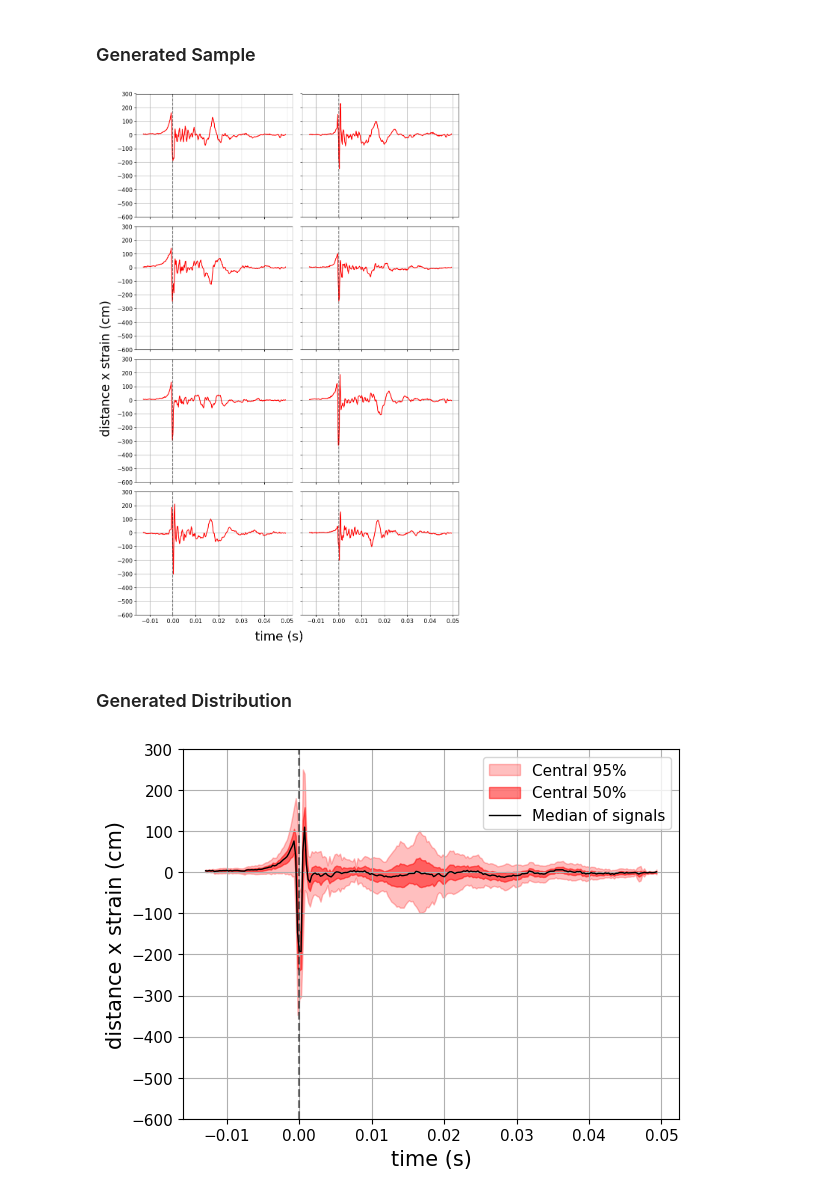
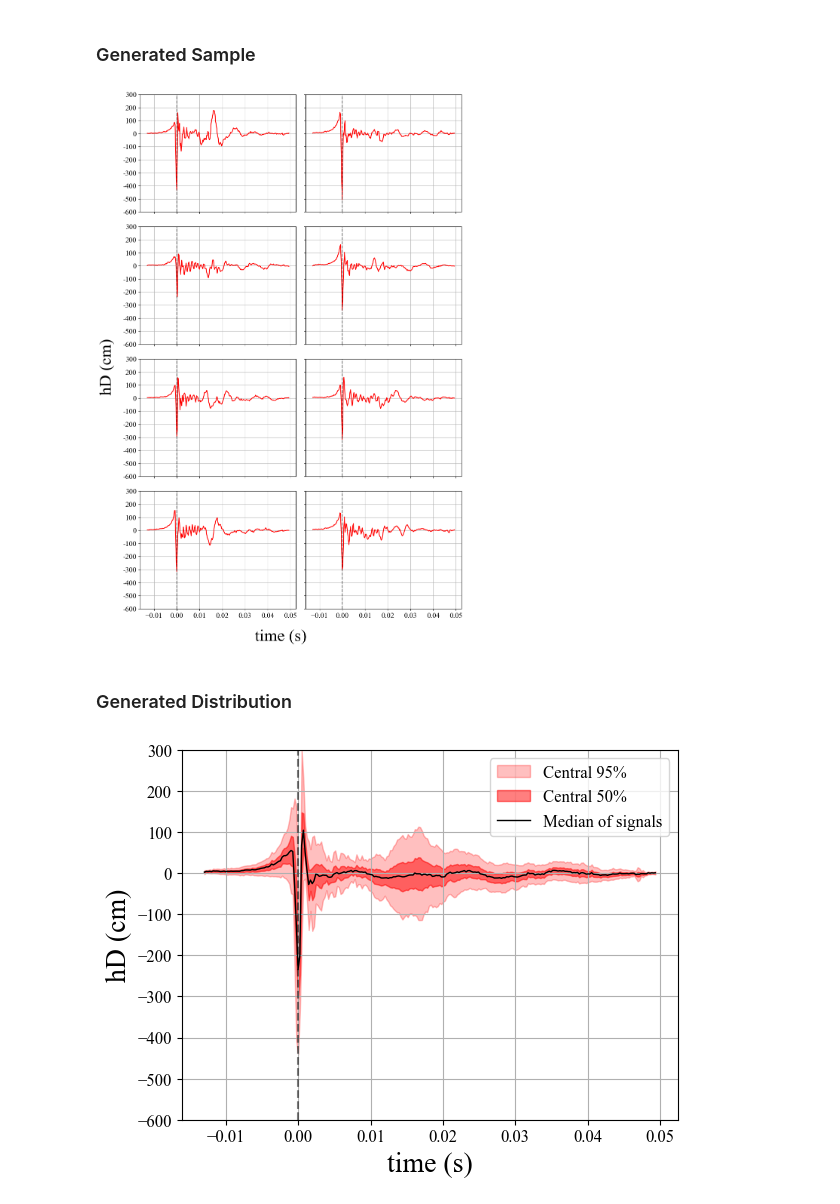
Before and after one commit to the-tarin/gw-generative-models, a Jupyter notebook: analysis/generated_signal_analysis.ipynb, the cells around one changed output. Saved outputs shown, nothing was run; the diff lists cells and outputs as text; code cells hidden in the pictures.

```diff
--- a/analysis/generated_signal_analysis.ipynb
+++ b/analysis/generated_signal_analysis.ipynb
@@ -35,10 +35,17 @@ import matplotlib.pyplot as plt
 import numpy as np
 
 # Set font size globally for all plots
-plt.rcParams.update({'font.size': 11})
+# plt.rcParams.update({'font.size': 11})
 
-random_index = np.random.randint(0, generated_signals_df.shape[1], 8)
-selected_signals = generated_signals_df.iloc[:, random_index]  # Assuming the first 64 columns are the signals
+plt.rcParams.update({
+    'font.size': 14,
+    'font.family': 'serif',
+    'font.serif': ['Times New Roman']
+})
+
+# random_index = np.random.randint(0, generated_signals_df.shape[1], 8)
+selected_signals_index = [16, 24, 33, 36, 54, 60, 61, 72]
+selected_signals = generated_signals_df.iloc[:, selected_signals_index]  # Assuming the first 64 columns are the signals
 
 num_rows = 4
 num_cols = 2
@@ -47,43 +54,51 @@ fig, axes = plt.subplots(num_rows, num_cols, figsize=(10, 15))
 
 axes = axes.flatten()
 
 # plot each signal on a separate subplot
 for i, ax in enumerate(axes):
     x = [i / 4096 for i in range(0, 256)]
     x = [value - (53/4096) for value in x]
     y = selected_signals.iloc[:, i]
     ax.set_ylim(-600, 300)
     ax.plot(x, y, color='red')
 
     ax.axvline(x=0, color='black', linestyle='--', alpha=0.5)
     ax.grid(True)
 
+    # Set y-axis ticks
+    y_ticks = np.arange(-600, 301, 100)
+    ax.set_yticks(y_ticks)
+    ax.set_yticklabels(y_ticks)
+
     # Remove y-axis ticks for the right-hand column
     if i % num_cols == num_cols - 1:
         ax.yaxis.set_ticklabels([])
 
     # Remove x-axis tick labels for all but the bottom two plots
     if i <= 5:
         ax.xaxis.set_ticklabels([])
 
 for i in range(len(selected_signals), num_rows*num_cols):
     fig.delaxes(axes[i])
 
 # Add overall axis titles
-fig.supxlabel('time (s)', fontsize=24)
-fig.supylabel('distance x strain (cm)', fontsize=24)
+fig.supxlabel('time (s)', fontsize=32)
+fig.supylabel('hD (cm)', fontsize=32)
 
 plt.tight_layout()
-# plt.savefig('../plots/generated_signals_sample_8.pdf')
+# plt.savefig('../plots/generated_signals_sample_8.png')
 plt.show()
 # %% [output]
-[figure, old version]
+[figure, new version]
 # %% [markdown]
 ### Generated Distribution
 # %%
 # Set font size globally for all plots
-plt.rcParams.update({'font.size': 11})
-
+plt.rcParams.update({
+    'font.size': 12,
+    'font.family': 'serif',
+    'font.serif': ['Times New Roman']
+})
 # Compute median of signals
 median_line = generated_signals_df.median(axis=1)
 
@@ -110,15 +125,15 @@ plt.axvline(x=0, color='black', linestyle='--', alpha=0.5)
 plt.ylim(-600, 300)
 
 # Set the same x-axis labels and title
-plt.xlabel('time (s)', size=15)
-plt.ylabel('distance x strain (cm)', size=15)
+plt.xlabel('time (s)', size=20)
+plt.ylabel('hD (cm)', size=20)
 # plt.title('Generated Stellar Core-Collapse Wave Signal Distribution', size=20)
 
 plt.grid(True)
 
 plt.legend()
 # Save the figure
-# plt.savefig('../plots/generated_signal_distribution_10000.pdf')
+plt.savefig('../plots/generated_signal_distribution_10000.png')
 plt.show()
 # %% [output]
-[figure, old version]
+[figure, new version]
```
Also changed, not shown: 3 other files.
